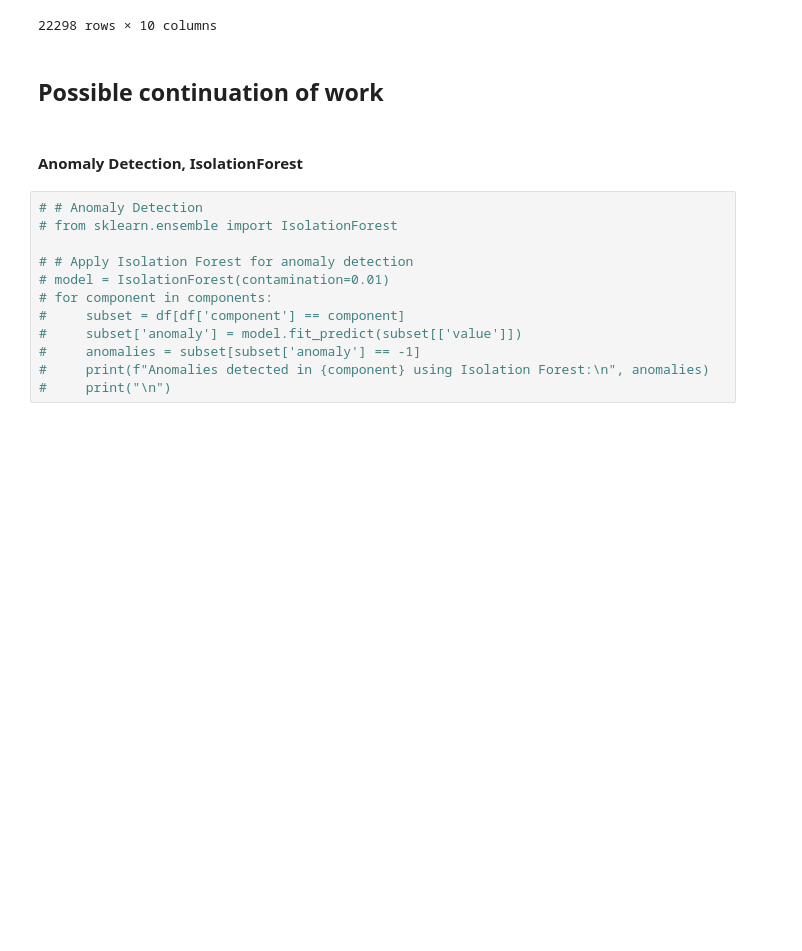
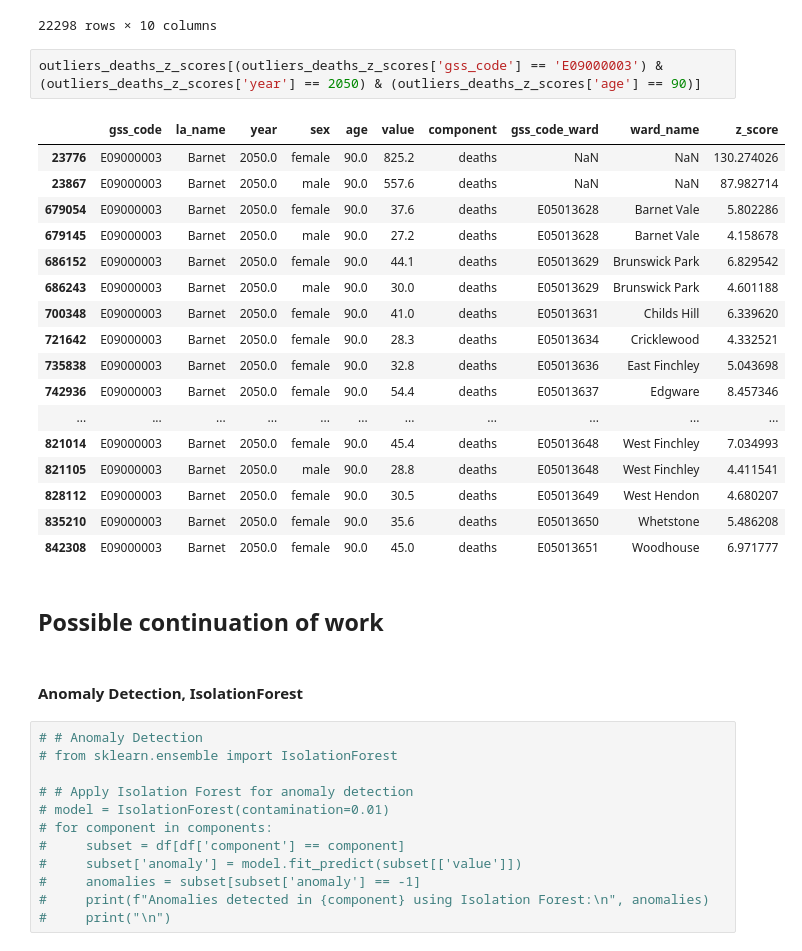
Before and after one commit to SebastianHeslinRees/Projections_QA, a Jupyter notebook: logical_checks_population_projections.ipynb, the cells around one changed output. Drawn from its saved outputs; the diff is of its cells as text; blank space fills up the shorter version.

```diff
--- a/logical_checks_population_projections.ipynb
+++ b/logical_checks_population_projections.ipynb
@@ -1343,6 +1620,26 @@ outliers_deaths_z_scores
 | 5350266 | E09000033 | Westminster | 2015.0 | female | 90.0 | 26.5 | deaths | E05013809 | Westbourne | 4.048050 |
 | 5351176 | E09000033 | Westminster | 2020.0 | female | 90.0 | 26.7 | deaths | E05013809 | Westbourne | 4.079658 |
 22298 rows × 10 columns
+# %%
+outliers_deaths_z_scores[(outliers_deaths_z_scores['gss_code'] == 'E09000003') & (outliers_deaths_z_scores['year'] == 2050) & (outliers_deaths_z_scores['age'] == 90)]
+# %% [output]
+|  | gss_code | la_name | year | sex | age | value | component | gss_code_ward | ward_name | z_score |
+| 23776 | E09000003 | Barnet | 2050.0 | female | 90.0 | 825.2 | deaths | NaN | NaN | 130.274026 |
+| 23867 | E09000003 | Barnet | 2050.0 | male | 90.0 | 557.6 | deaths | NaN | NaN | 87.982714 |
+| 679054 | E09000003 | Barnet | 2050.0 | female | 90.0 | 37.6 | deaths | E05013628 | Barnet Vale | 5.802286 |
+| 679145 | E09000003 | Barnet | 2050.0 | male | 90.0 | 27.2 | deaths | E05013628 | Barnet Vale | 4.158678 |
+| 686152 | E09000003 | Barnet | 2050.0 | female | 90.0 | 44.1 | deaths | E05013629 | Brunswick Park | 6.829542 |
+| 686243 | E09000003 | Barnet | 2050.0 | male | 90.0 | 30.0 | deaths | E05013629 | Brunswick Park | 4.601188 |
+| 700348 | E09000003 | Barnet | 2050.0 | female | 90.0 | 41.0 | deaths | E05013631 | Childs Hill | 6.339620 |
+| 721642 | E09000003 | Barnet | 2050.0 | female | 90.0 | 28.3 | deaths | E05013634 | Cricklewood | 4.332521 |
+| 735838 | E09000003 | Barnet | 2050.0 | female | 90.0 | 32.8 | deaths | E05013636 | East Finchley | 5.043698 |
+| 742936 | E09000003 | Barnet | 2050.0 | female | 90.0 | 54.4 | deaths | E05013637 | Edgware | 8.457346 |
+| ... | ... | ... | ... | ... | ... | ... | ... | ... | ... | ... |
+| 821014 | E09000003 | Barnet | 2050.0 | female | 90.0 | 45.4 | deaths | E05013648 | West Finchley | 7.034993 |
+| 821105 | E09000003 | Barnet | 2050.0 | male | 90.0 | 28.8 | deaths | E05013648 | West Finchley | 4.411541 |
+| 828112 | E09000003 | Barnet | 2050.0 | female | 90.0 | 30.5 | deaths | E05013649 | West Hendon | 4.680207 |
+| 835210 | E09000003 | Barnet | 2050.0 | female | 90.0 | 35.6 | deaths | E05013650 | Whetstone | 5.486208 |
+| 842308 | E09000003 | Barnet | 2050.0 | female | 90.0 | 45.0 | deaths | E05013651 | Woodhouse | 6.971777 |
 # %% [markdown]
 ## Possible continuation of work
 # %% [markdown]
```
Also changed, not shown: parts of 15 cells of this notebook.
